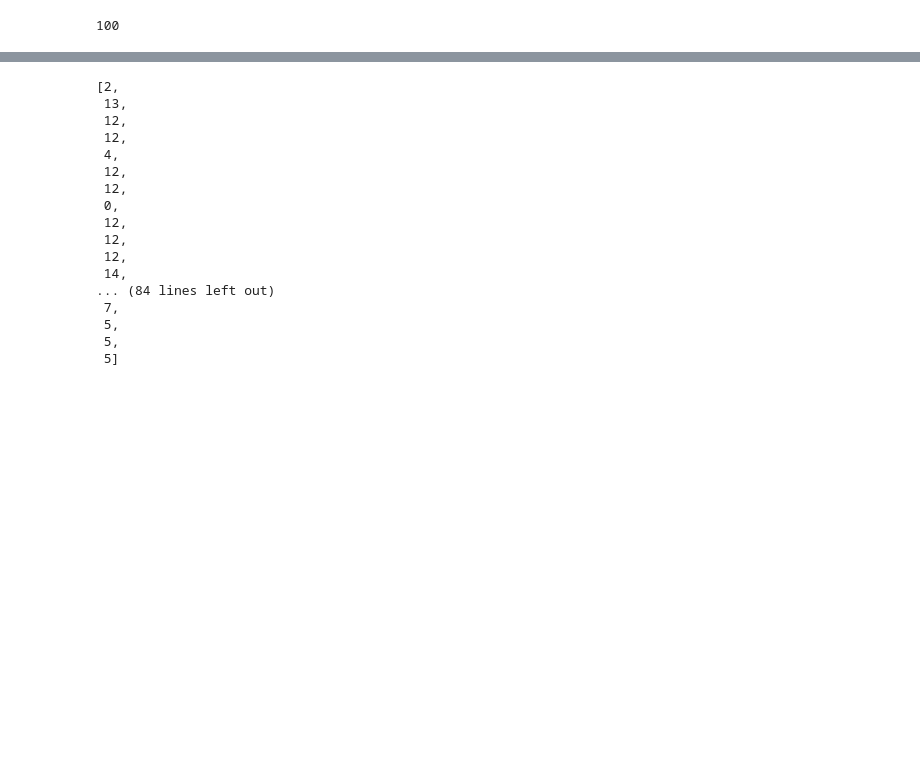
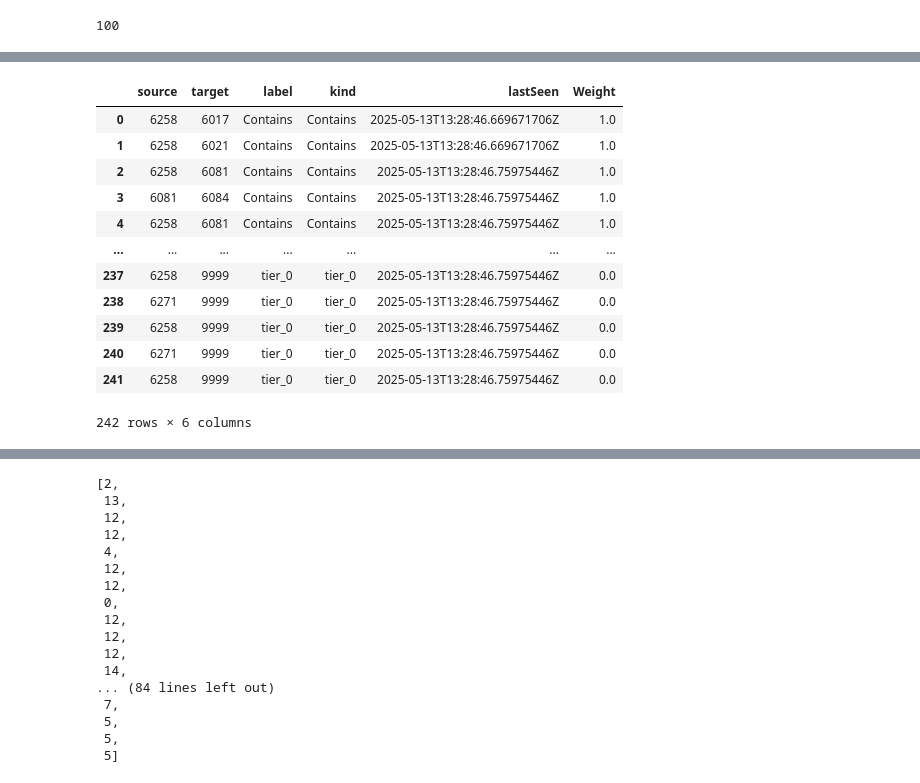
Before and after one commit to markajbell/BH, a Jupyter notebook: dikstra.ipynb, the cells around one changed output, grey strips where cells are left out. Cells and saved outputs as stored; diff of their text form; code cells hidden in the pictures; blank space fills up the shorter version.

```diff
--- a/dikstra.ipynb
+++ b/dikstra.ipynb
@@ -329,11 +374,12 @@ for i in range(len(Source)):
 5, 8570,5
 5176, 8570,5
 # %%
-df_tier0.columns
-df_tier0_nodes=df_tier0['data']['nodes']
-df_tier0_nodes=df_tier0['data']['nodes'].keys()
+#df_tier0.columns
+#df_tier0_nodes=df_tier0['data']['nodes']
+#df_tier0_nodes=df_tier0['data']['nodes'].keys()
 
 df_tier0_edges=df_tier0['data']['edges']
-#df_tier0_edges=df_tier0['data']['edges'].keys()
-df_tier0_nodes
+#df_tier0_edges=df_tier0['data']['edges']
+df_tier0_edges=df_tier0['data']['edges']
+df_tier0_edges
 # %% [output]
@@ -354,8 +412,8 @@ df_source_nodes['lastSeen'] = "2025-05-13T13:28:46.75975446Z"
 df_source_nodes['Weight'] = 0
 
 #df_source_nodes
-edges = df_source_nodes
-edges
+edges_tier0 = df_source_nodes
+edges_tier0
 # %% [output]
 |  | source | target | label | kind | lastSeen | Weight |
 | 0 | 6258 | 9999 | tier_0 | tier_0 | 2025-05-13T13:28:46.75975446Z | 0 |
@@ -388,0 +451,4 @@ edges
+# %%
+# prompt: please append edges_tier0 to the df_tier0_edges and call it new_edges
+
+new_edges = df_tier0_edges + edges_tier0.to_dict(orient='records')
@@ -426,0 +558,21 @@ Updated edges list after appending df_source_nodes:
+# %%
+# prompt: convert new_edge into a dataframe
+
+import pandas as pd
+new_edges_df = pd.DataFrame(new_edges)
+# %%
+new_edges_df
+# %% [output]
+|  | source | target | label | kind | lastSeen | Weight |
+| 0 | 6258 | 6017 | Contains | Contains | 2025-05-13T13:28:46.669671706Z | 1.0 |
+| 1 | 6258 | 6021 | Contains | Contains | 2025-05-13T13:28:46.669671706Z | 1.0 |
+| 2 | 6258 | 6081 | Contains | Contains | 2025-05-13T13:28:46.75975446Z | 1.0 |
+| 3 | 6081 | 6084 | Contains | Contains | 2025-05-13T13:28:46.75975446Z | 1.0 |
+| 4 | 6258 | 6081 | Contains | Contains | 2025-05-13T13:28:46.75975446Z | 1.0 |
+| ... | ... | ... | ... | ... | ... | ... |
+| 237 | 6258 | 9999 | tier_0 | tier_0 | 2025-05-13T13:28:46.75975446Z | 0.0 |
+| 238 | 6271 | 9999 | tier_0 | tier_0 | 2025-05-13T13:28:46.75975446Z | 0.0 |
+| 239 | 6258 | 9999 | tier_0 | tier_0 | 2025-05-13T13:28:46.75975446Z | 0.0 |
+| 240 | 6271 | 9999 | tier_0 | tier_0 | 2025-05-13T13:28:46.75975446Z | 0.0 |
+| 241 | 6258 | 9999 | tier_0 | tier_0 | 2025-05-13T13:28:46.75975446Z | 0.0 |
+242 rows × 6 columns
```
Also changed, not shown: parts of 29 cells of this notebook.
